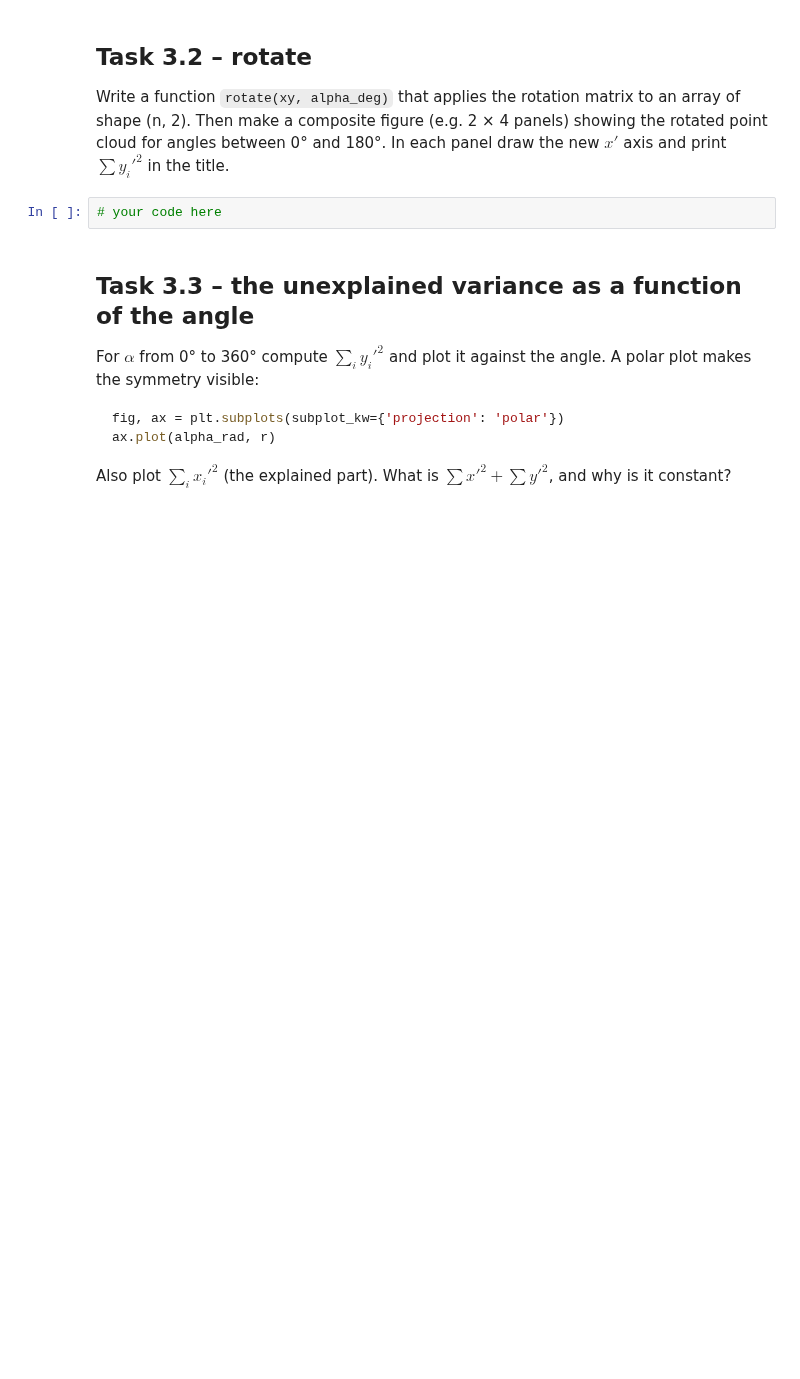
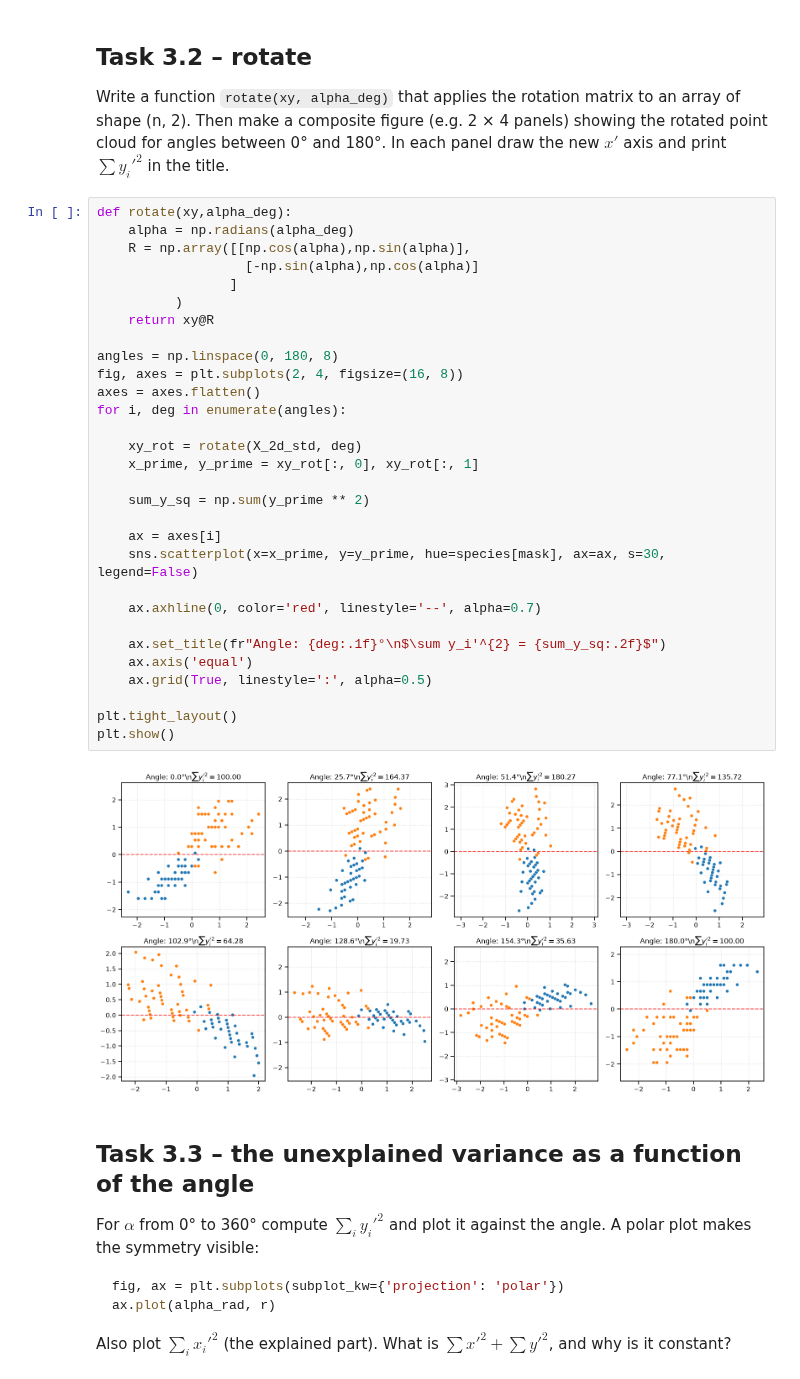
Before and after one commit to Ha5248qi/BERN02_excercise, a Jupyter notebook: Notebooks/exercise_PCA_and_Clustering/unsupervised_learning.ipynb, the cells around one changed output. Cells and saved outputs as stored; diff of their text form; blank space fills up the shorter version.

```diff
--- a/Notebooks/exercise_PCA_and_Clustering/unsupervised_learning.ipynb
+++ b/Notebooks/exercise_PCA_and_Clustering/unsupervised_learning.ipynb
@@ -286,7 +383,37 @@ Write a function `rotate(xy, alpha_deg)` that applies the rotation matrix to an
 Then make a composite figure (e.g. 2 × 4 panels) showing the rotated point cloud for angles between 0° and 180°.
 In each panel draw the new $x'$ axis and print $\sum y_i'^2$ in the title.
 # %%
-# your code here
+def rotate(xy,alpha_deg):
+    alpha = np.radians(alpha_deg)
+    R = np.array([[np.cos(alpha),np.sin(alpha)],
+                   [-np.sin(alpha),np.cos(alpha)]
+                 ]
+          )
+    return xy@R
+
+angles = np.linspace(0, 180, 8)
+fig, axes = plt.subplots(2, 4, figsize=(16, 8))
+axes = axes.flatten()
+for i, deg in enumerate(angles):
+
+    xy_rot = rotate(X_2d_std, deg)
+    x_prime, y_prime = xy_rot[:, 0], xy_rot[:, 1]
+
+    sum_y_sq = np.sum(y_prime ** 2)
+
+    ax = axes[i]
+    sns.scatterplot(x=x_prime, y=y_prime, hue=species[mask], ax=ax, s=30, legend=False)
+
+    ax.axhline(0, color='red', linestyle='--', alpha=0.7)
+
+    ax.set_title(fr"Angle: {deg:.1f}°\n$\sum y_i'^{2} = {sum_y_sq:.2f}$")
+    ax.axis('equal')
+    ax.grid(True, linestyle=':', alpha=0.5)
+
+plt.tight_layout()
+plt.show()
+# %% [output]
+[figure, added]
 # %% [markdown]
 ## Task 3.3 – the unexplained variance as a function of the angle
 For $\alpha$ from 0° to 360° compute $\sum_i y_i'^2$ and plot it against the angle. A polar plot makes the symmetry visible:
```
Also changed, not shown: parts of 14 cells of this notebook, 2 other files.
